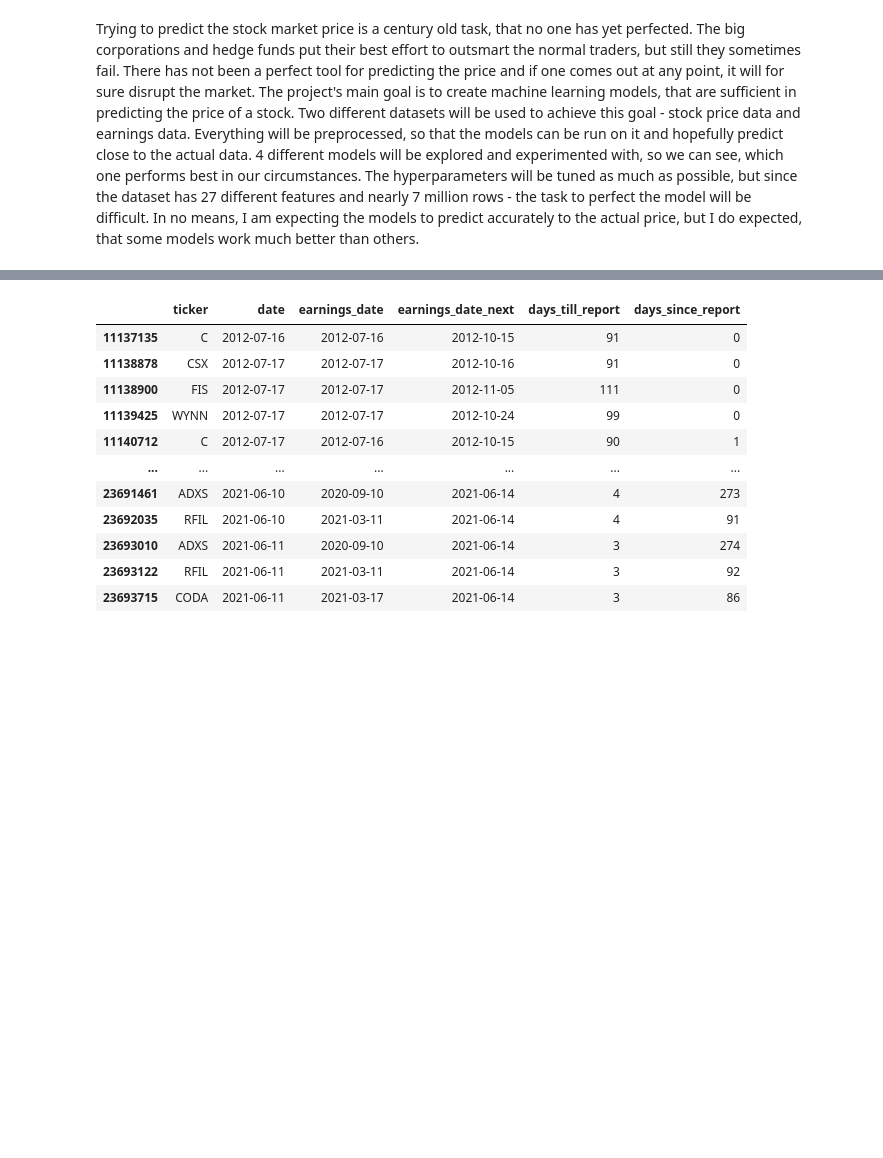
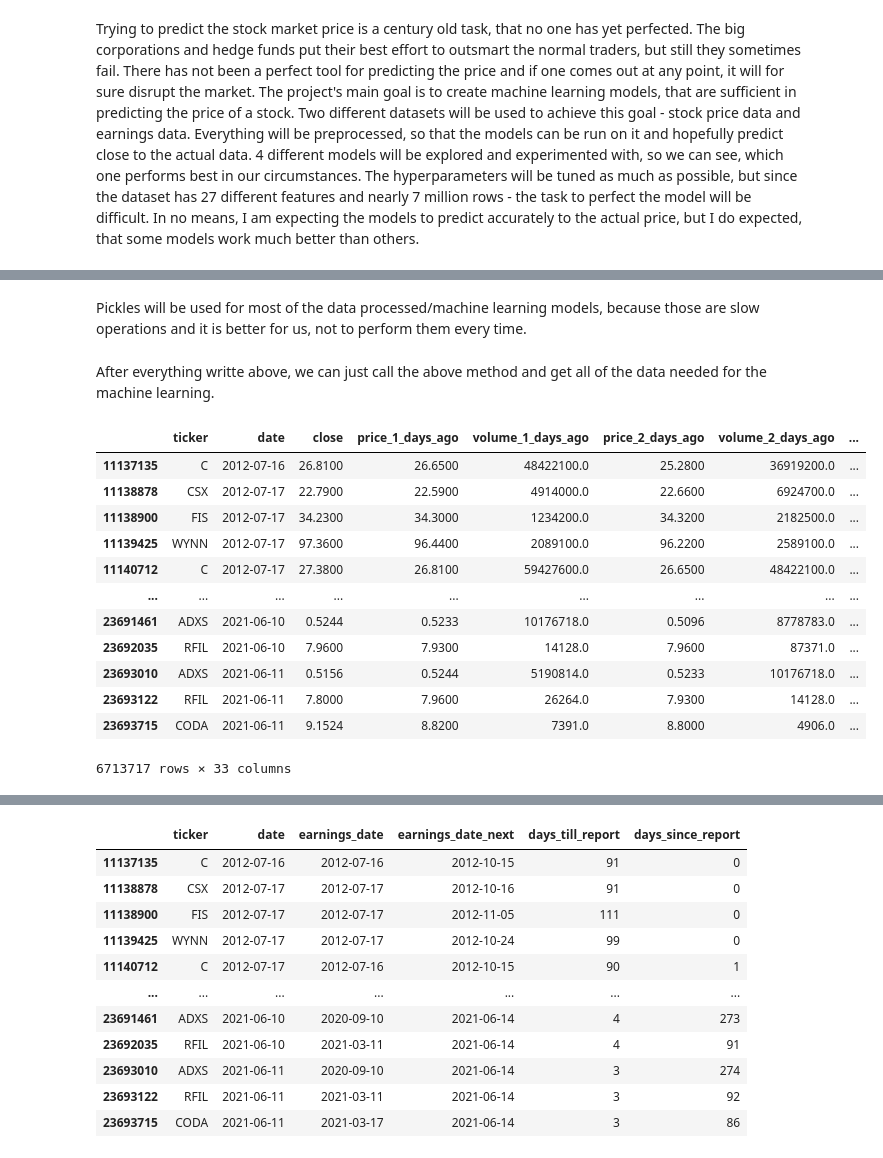
Before and after one commit to thunder913/Machine-Learning, a Jupyter notebook: stocks.ipynb, the cells around one changed output, grey strips where cells are left out. Cells and saved outputs as stored; diff of their text form; code cells hidden in the pictures; blank space fills up the shorter version.

Commit message:
Add documentation for data tidying

```diff
--- a/stocks.ipynb
+++ b/stocks.ipynb
@@ -113,6 +121,8 @@ def getEarningsData():
     earnings_data_tidy.to_pickle(earnings_data_file)
 
     return earnings_data_tidy
+# %% [markdown]
+Pickles will be used for most of the data processed/machine learning models, because those are slow operations and it is better for us, not to perform them every time.
 # %%
 stock_data_file = './pickles/stock_data_processed.pkl'
 # %%
@@ -151,3 +162,21 @@ def getTidiedStockData():
     return stock_data_tidy
 # %%
 stock_data_tidy = getTidiedStockData()
+# %% [markdown]
+After everything writte above, we can just call the above method and get all of the data needed for the machine learning.
+# %%
+stock_data_tidy
+# %% [output]
+|  | ticker | date | close | price_1_days_ago | volume_1_days_ago | price_2_days_ago | volume_2_days_ago | ... |
+| 11137135 | C | 2012-07-16 | 26.8100 | 26.6500 | 48422100.0 | 25.2800 | 36919200.0 | ... |
+| 11138878 | CSX | 2012-07-17 | 22.7900 | 22.5900 | 4914000.0 | 22.6600 | 6924700.0 | ... |
+| 11138900 | FIS | 2012-07-17 | 34.2300 | 34.3000 | 1234200.0 | 34.3200 | 2182500.0 | ... |
+| 11139425 | WYNN | 2012-07-17 | 97.3600 | 96.4400 | 2089100.0 | 96.2200 | 2589100.0 | ... |
+| 11140712 | C | 2012-07-17 | 27.3800 | 26.8100 | 59427600.0 | 26.6500 | 48422100.0 | ... |
+| ... | ... | ... | ... | ... | ... | ... | ... | ... |
+| 23691461 | ADXS | 2021-06-10 | 0.5244 | 0.5233 | 10176718.0 | 0.5096 | 8778783.0 | ... |
+| 23692035 | RFIL | 2021-06-10 | 7.9600 | 7.9300 | 14128.0 | 7.9600 | 87371.0 | ... |
+| 23693010 | ADXS | 2021-06-11 | 0.5156 | 0.5244 | 5190814.0 | 0.5233 | 10176718.0 | ... |
+| 23693122 | RFIL | 2021-06-11 | 7.8000 | 7.9600 | 26264.0 | 7.9300 | 14128.0 | ... |
+| 23693715 | CODA | 2021-06-11 | 9.1524 | 8.8200 | 7391.0 | 8.8000 | 4906.0 | ... |
+6713717 rows × 33 columns
```
Also changed, not shown: parts of 24 cells of this notebook.
